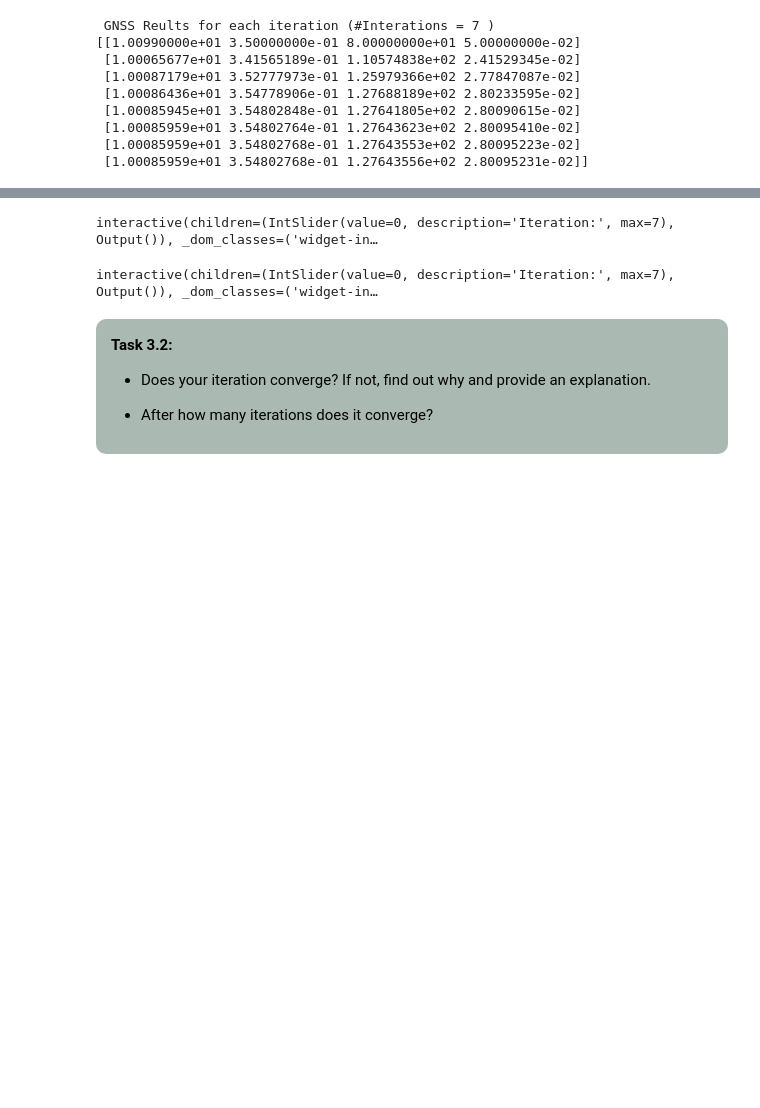
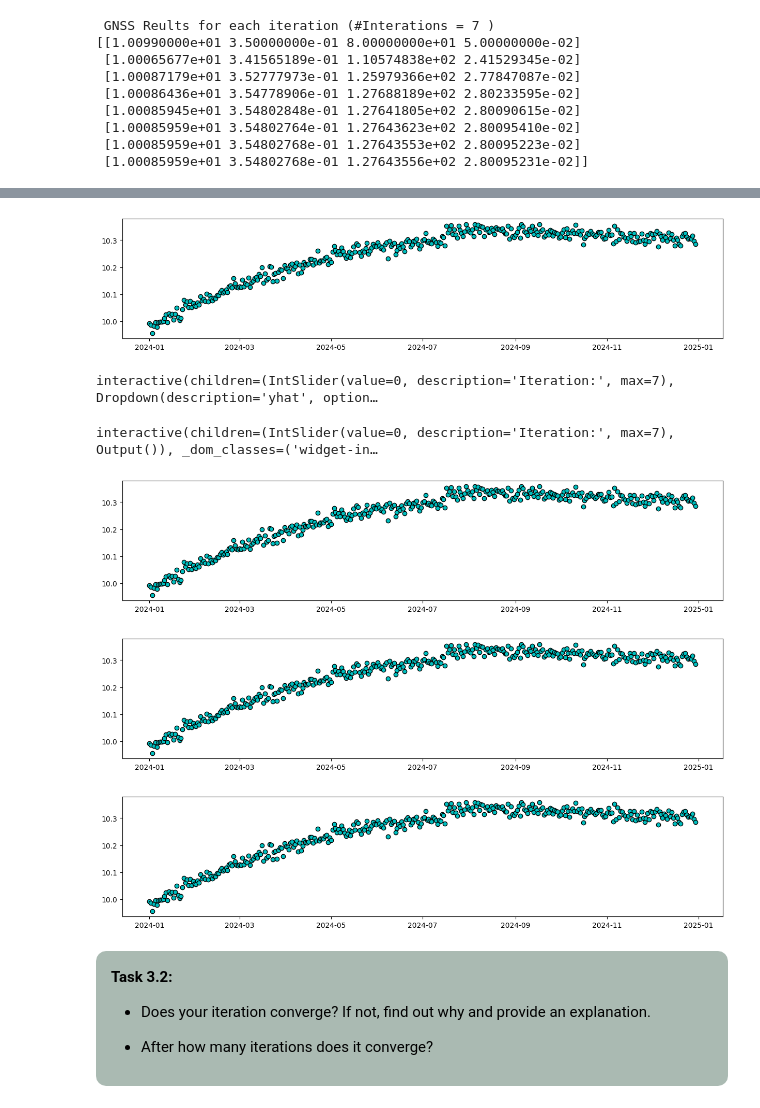
Before and after one commit to MUDE-2025/GA1.8, a Jupyter notebook: GA_1.8_Solutions.ipynb, the cells around one changed output, grey strips where cells are left out. Cells and saved outputs as stored; diff of their text form; code cells hidden in the pictures; blank space fills up the shorter version.

```diff
--- a/GA_1.8_Solutions.ipynb
+++ b/GA_1.8_Solutions.ipynb
@@ -505,9 +508,13 @@ def plot_parameters_iteration(iteration):
 # %%
-interact(plot_fit_iteration, iteration=iteration_slider);
-interact(plot_parameters_iteration, iteration=iteration_slider);
+interact(plot_fit_iteration, iteration=iteration_slider, xhat=fixed(xhat_i_gnss), yhat=forward_model(gnss_doy, xhat_i_gnss[iteration_slider.value,0], xhat_i_gnss[iteration_slider.value,1], xhat_i_gnss[iteration_slider.value,2], xhat_i_gnss[iteration_slider.value,3]));
+interact(plot_parameters_iteration, iteration=iteration_slider, xhat=fixed(xhat_i_gnss));
 # %% [output]
+[figure, added]
-interactive(children=(IntSlider(value=0, description='Iteration:', max=7), Output()), _dom_classes=('widget-in…
+interactive(children=(IntSlider(value=0, description='Iteration:', max=7), Dropdown(description='yhat', option…
 interactive(children=(IntSlider(value=0, description='Iteration:', max=7), Output()), _dom_classes=('widget-in…
+[figure, added]
+[figure, added]
+[figure, added]
 # %% [markdown]
 <div style="background-color:#AABAB2; color: black; vertical-align: middle; padding:15px; margin: 10px; border-radius: 10px">
 <p>
```
Also changed, not shown: parts of 9 cells of this notebook.
